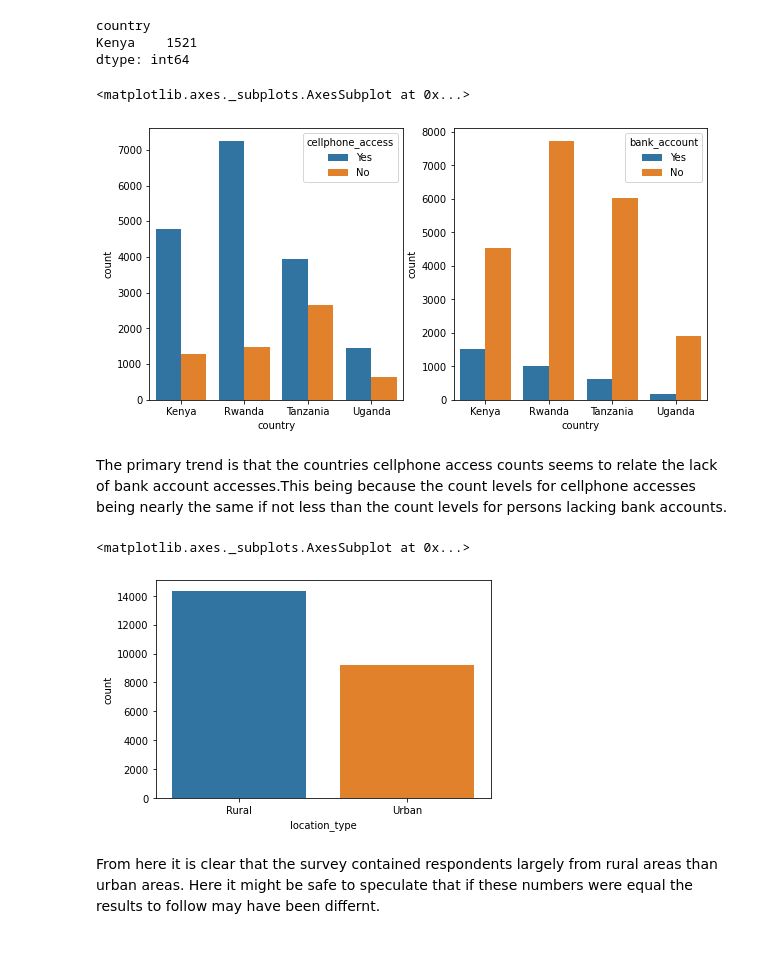
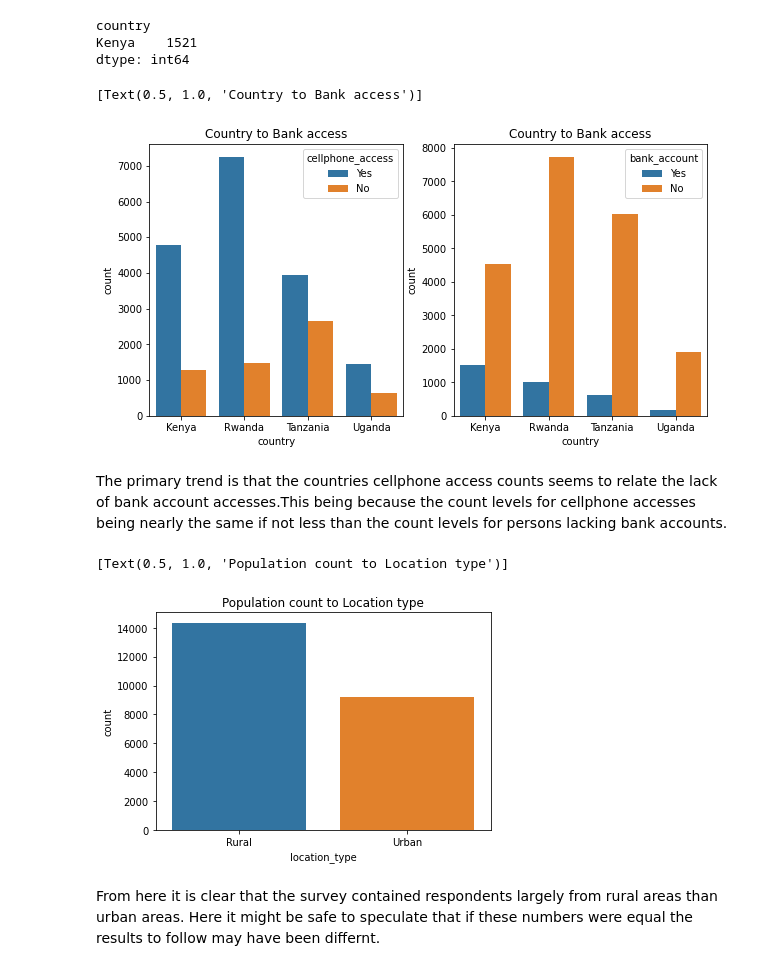
Before and after one commit to BrandonBosire/Financial-Inclusivity, a Jupyter notebook: Brainy_Badgers_Financial_Inclusion.ipynb, the cells around one changed output. Saved outputs shown, nothing was run; the diff lists cells and outputs as text; code cells hidden in the pictures.

```diff
--- a/Brainy_Badgers_Financial_Inclusion.ipynb
+++ b/Brainy_Badgers_Financial_Inclusion.ipynb
@@ -499,25 +498,25 @@ from matplotlib import pyplot as plt
 # %%
 #The first visualization will regard.
 #Determination of trends between the number of people who have access to mobile phones and don't have access to the banks per country
 #
 plt.figure(figsize=(10,5))
 plt.subplot(1,2,1)
-sns.countplot(x='country', data=df ,hue='cellphone_access' )
+sns.countplot(x='country', data=df ,hue='cellphone_access' ).set(title='Country to Bank access')
 plt.subplot(1,2,2)
-sns.countplot(x='country', data=df ,hue='bank_account' )
+sns.countplot(x='country', data=df ,hue='bank_account' ).set(title='Country to Bank access')
 # %% [output]
-<matplotlib.axes._subplots.AxesSubplot at 0x...>
+[Text(0.5, 1.0, 'Country to Bank access')]
-[figure, old version]
+[figure, new version]
 # %% [markdown]
 The primary trend is that the countries cellphone access counts seems to relate the lack of bank account accesses.This being because the count levels for cellphone accesses being nearly the same if not less than the count levels for persons lacking bank accounts.
 # %%
 #The second visualization will regard.
 #Determination of the number of people in rural and urban areas.
 #
-sns.countplot(x='location_type', data=df )
+sns.countplot(x='location_type', data=df ).set(title='Population count to Location type')
 # %% [output]
-<matplotlib.axes._subplots.AxesSubplot at 0x...>
+[Text(0.5, 1.0, 'Population count to Location type')]
-[figure, old version]
+[figure, new version]
 # %% [markdown]
 From here it is clear that the survey contained respondents largely from rural areas than urban areas. Here it might be safe to speculate that if these numbers were equal the results to follow may have been differnt.
 # %%
```
Also changed, not shown: parts of 11 cells of this notebook.
